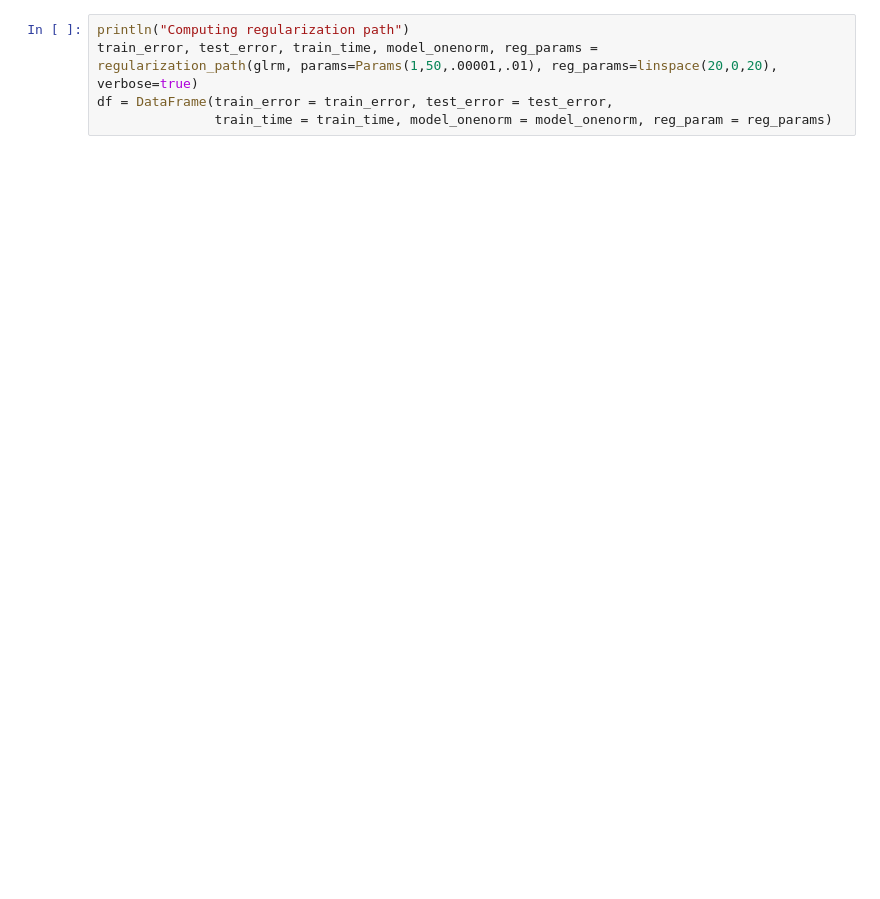
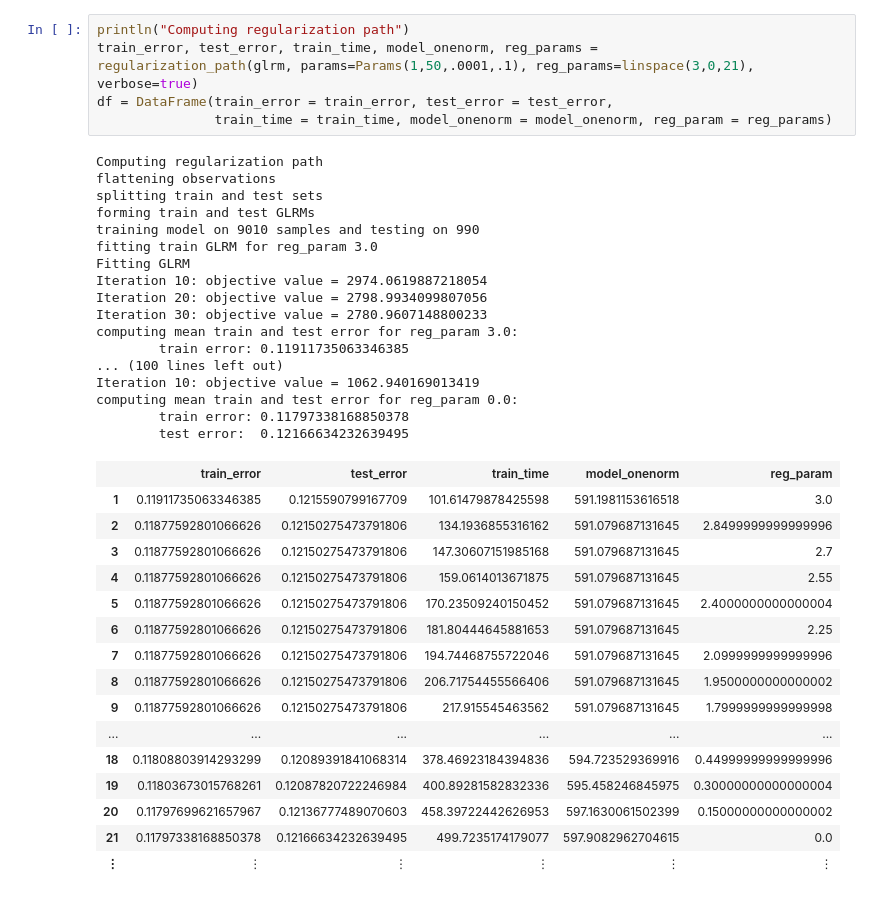
Before and after one commit to madeleineudell/LowRankModels.jl, a Jupyter notebook: examples/crossval.ipynb, the cells around one changed output. Drawn from its saved outputs; the diff is of its cells as text; blank space fills up the shorter version.

```diff
--- a/examples/crossval.ipynb
+++ b/examples/crossval.ipynb
@@ -23,8 +26,42 @@ end
 # %%
 println("Computing regularization path")
 train_error, test_error, train_time, model_onenorm, reg_params =
-regularization_path(glrm, params=Params(1,50,.00001,.01), reg_params=linspace(20,0,20), verbose=true)
+regularization_path(glrm, params=Params(1,50,.0001,.1), reg_params=linspace(3,0,21), verbose=true)
 df = DataFrame(train_error = train_error, test_error = test_error,
                train_time = train_time, model_onenorm = model_onenorm, reg_param = reg_params)
+# %% [output]
+Computing regularization path
+flattening observations
+splitting train and test sets
+forming train and test GLRMs
+training model on 9010 samples and testing on 990
+fitting train GLRM for reg_param 3.0
+Fitting GLRM
+Iteration 10: objective value = 2974.0619887218054
+Iteration 20: objective value = 2798.9934099807056
+Iteration 30: objective value = 2780.9607148800233
+computing mean train and test error for reg_param 3.0:
+        train error: 0.11911735063346385
+... (100 lines left out)
+Iteration 10: objective value = 1062.940169013419
+computing mean train and test error for reg_param 0.0:
+        train error: 0.11797338168850378
+        test error:  0.12166634232639495
+|  | train_error | test_error | train_time | model_onenorm | reg_param |
+| 1 | 0.11911735063346385 | 0.1215590799167709 | 101.61479878425598 | 591.1981153616518 | 3.0 |
+| 2 | 0.11877592801066626 | 0.12150275473791806 | 134.1936855316162 | 591.079687131645 | 2.8499999999999996 |
+| 3 | 0.11877592801066626 | 0.12150275473791806 | 147.30607151985168 | 591.079687131645 | 2.7 |
+| 4 | 0.11877592801066626 | 0.12150275473791806 | 159.0614013671875 | 591.079687131645 | 2.55 |
+| 5 | 0.11877592801066626 | 0.12150275473791806 | 170.23509240150452 | 591.079687131645 | 2.4000000000000004 |
+| 6 | 0.11877592801066626 | 0.12150275473791806 | 181.80444645881653 | 591.079687131645 | 2.25 |
+| 7 | 0.11877592801066626 | 0.12150275473791806 | 194.74468755722046 | 591.079687131645 | 2.0999999999999996 |
+| 8 | 0.11877592801066626 | 0.12150275473791806 | 206.71754455566406 | 591.079687131645 | 1.9500000000000002 |
+| 9 | 0.11877592801066626 | 0.12150275473791806 | 217.915545463562 | 591.079687131645 | 1.7999999999999998 |
+| ... | ... | ... | ... | ... | ... |
+| 18 | 0.11808803914293299 | 0.12089391841068314 | 378.46923184394836 | 594.723529369916 | 0.44999999999999996 |
+| 19 | 0.11803673015768261 | 0.12087820722246984 | 400.89281582832336 | 595.458246845975 | 0.30000000000000004 |
+| 20 | 0.11797699621657967 | 0.12136777489070603 | 458.39722442626953 | 597.1630061502399 | 0.15000000000000002 |
+| 21 | 0.11797338168850378 | 0.12166634232639495 | 499.7235174179077 | 597.9082962704615 | 0.0 |
+| ⋮ | ⋮ | ⋮ | ⋮ | ⋮ | ⋮ |
 # %%
 p = plot(df, :reg_param, [:train_error, :test_error],
```
Also changed, not shown: parts of 9 cells of this notebook, 2 other files.
